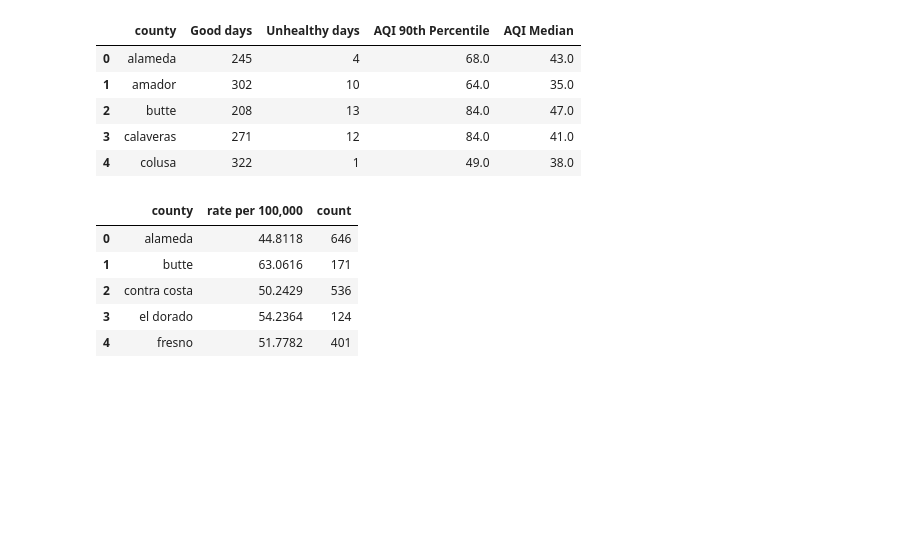
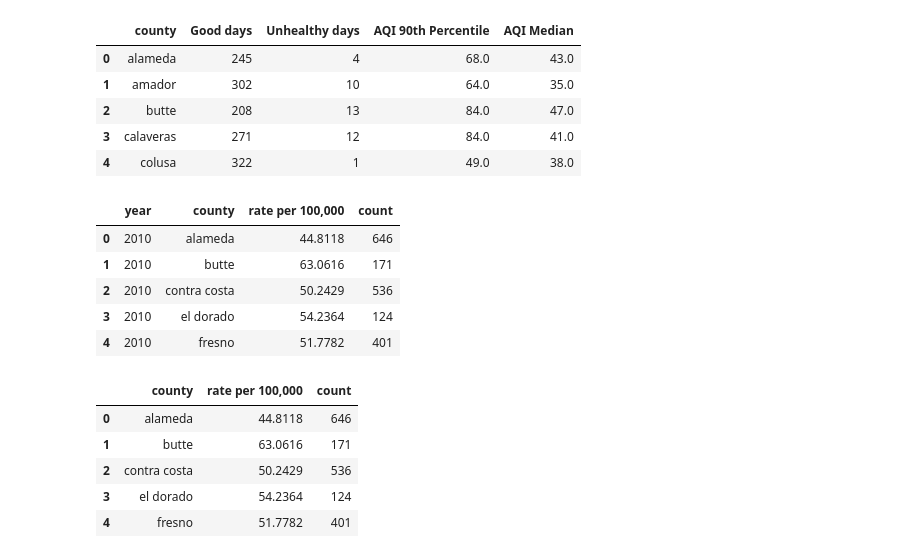
Before and after one commit to tintrungp/COGS108_Repo, a Jupyter notebook: EDACheckpointGroup017Sp22.ipynb, the cells around one changed output. Drawn from its saved outputs; the diff is of its cells as text; code cells hidden in the pictures; blank space fills up the shorter version.

```diff
--- a/EDACheckpointGroup017Sp22.ipynb
+++ b/EDACheckpointGroup017Sp22.ipynb
@@ -74,3 +74,22 @@ aqi_2010.head()
 | 2 | butte | 208 | 13 | 84.0 | 47.0 |
 | 3 | calaveras | 271 | 12 | 84.0 | 41.0 |
 | 4 | colusa | 322 | 1 | 49.0 | 38.0 |
+# %%
+# Data Cleaning for county_cancer_all
+# includes all years
+county_cancer_all = pd.read_csv('data/countyCancer.csv')
+county_cancer_all = county_cancer_all[county_cancer_all['Age'] == 'All Ages']
+county_cancer_all.drop(['Sex', 'Race/Ethnicity', 'Age', 'Stage at Diagnosis', 'Age-adjusted Rate Standard Error',
+                         'Age-adjusted Rate Lower Confidence Interval', 'Age-adjusted Rate Upper Confidence Interval'],
+                 inplace = True, axis=1)
+county_cancer_all['California Region'] = county_cancer_all['California Region'].apply(standardize_region)
+county_cancer_all.columns = ['year','county', 'rate per 100,000', 'count']
+county_cancer_all = county_cancer_all[county_cancer_all['rate per 100,000'] != 'a']
+county_cancer_all.head()
+# %% [output]
+|  | year | county | rate per 100,000 | count |
+| 0 | 2010 | alameda | 44.8118 | 646 |
+| 1 | 2010 | butte | 63.0616 | 171 |
+| 2 | 2010 | contra costa | 50.2429 | 536 |
+| 3 | 2010 | el dorado | 54.2364 | 124 |
+| 4 | 2010 | fresno | 51.7782 | 401 |
```
Also changed, not shown: parts of 21 cells of this notebook.
